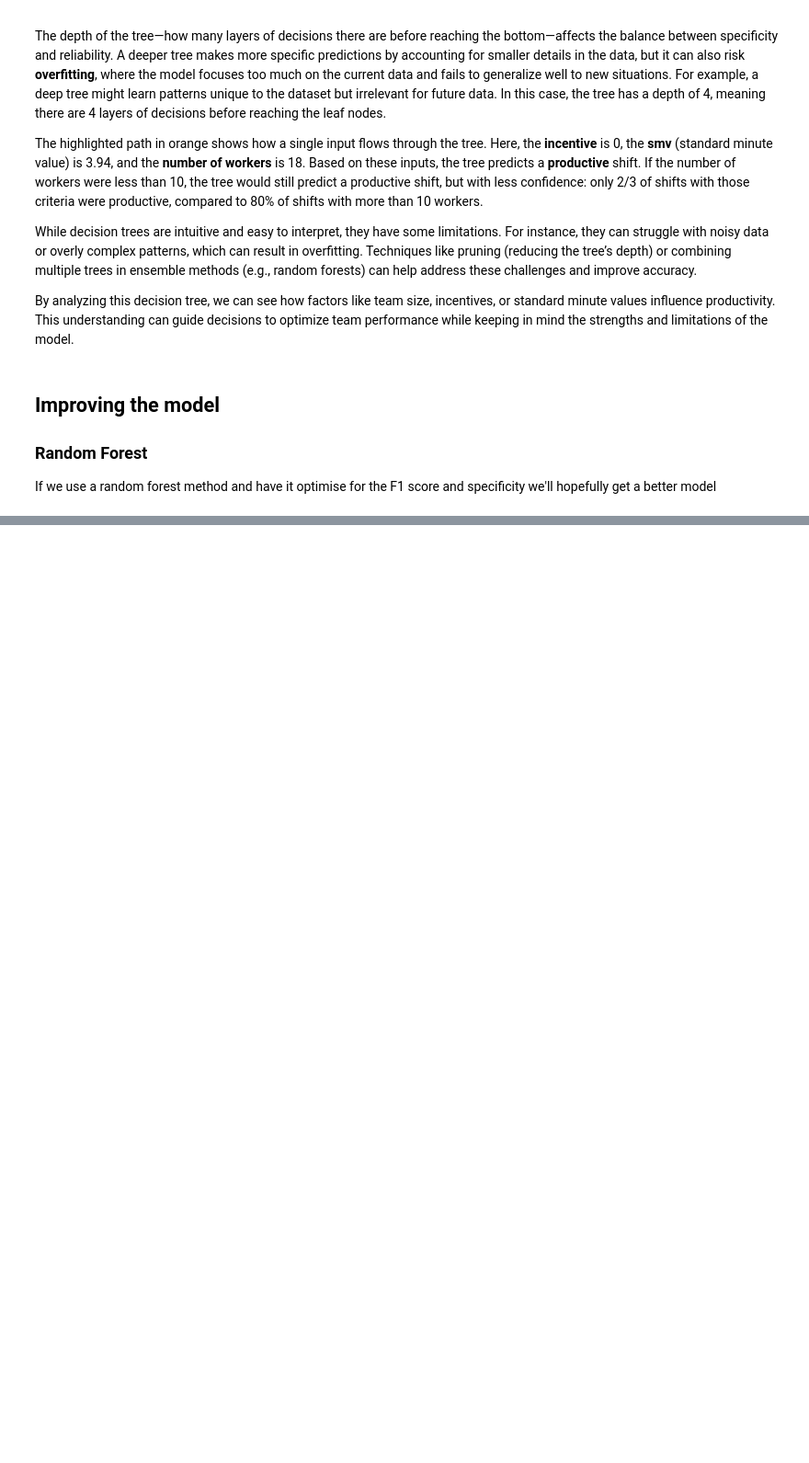
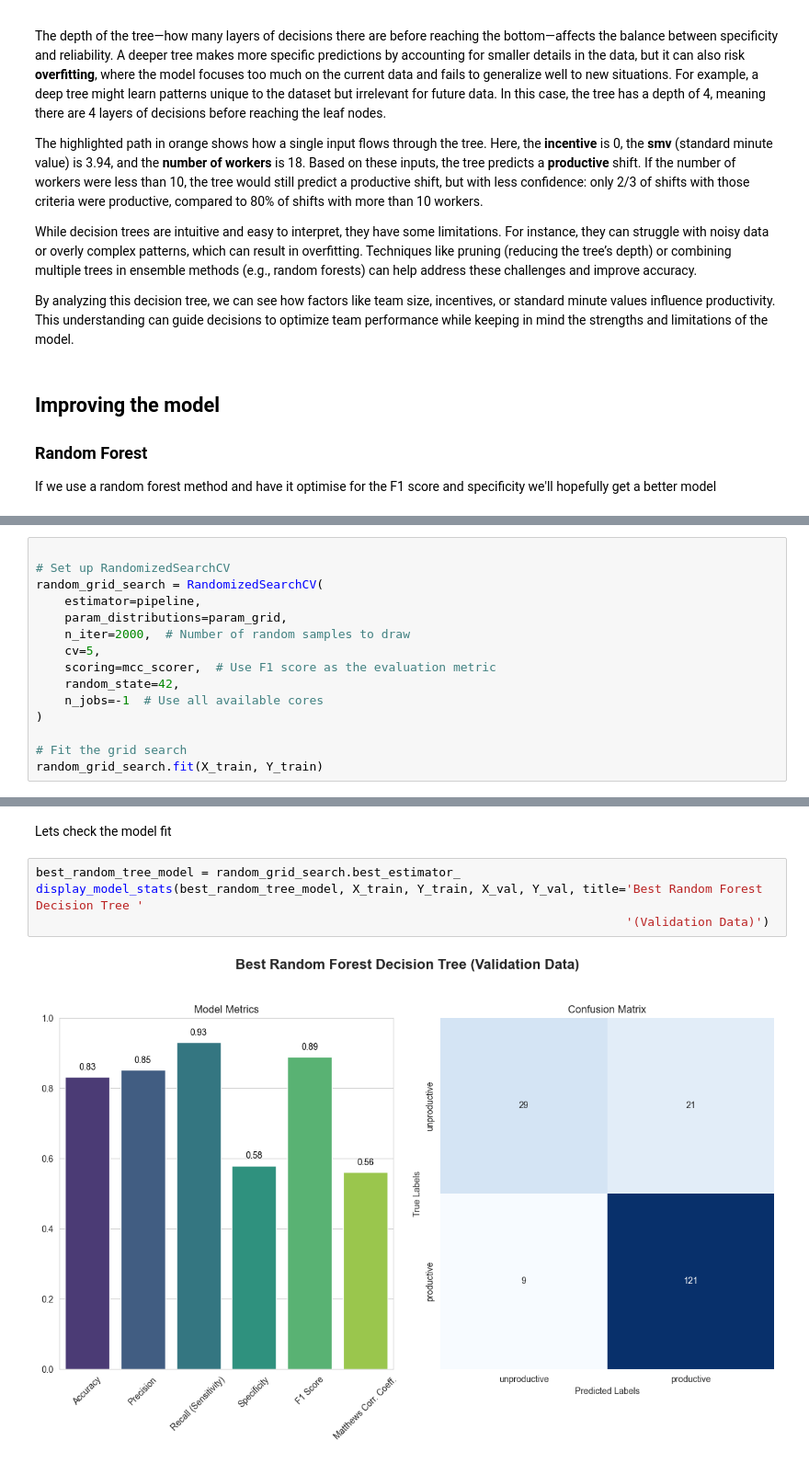
Before and after one commit to SJWallace/Dataquest, a Jupyter notebook: Guided Project - Predicting Employee Producitivty Using Tree Models/main.ipynb, the cells around one changed output, grey strips where cells are left out. Shown at 92% size. Cells and saved outputs as stored; diff of their text form; blank space fills up the shorter version.

```diff
--- a/Guided Project - Predicting Employee Producitivty Using Tree Models/main.ipynb
+++ b/Guided Project - Predicting Employee Producitivty Using Tree Models/main.ipynb
@@ -617,0 +780,15 @@ We didn't build these pipelines for nothing. So let's do some hyperparameter sea
+# %%
+
+# Set up RandomizedSearchCV
+random_grid_search = RandomizedSearchCV(
+	estimator=pipeline,
+	param_distributions=param_grid,
+	n_iter=2000,  # Number of random samples to draw
+	cv=5,
+	scoring=mcc_scorer,  # Use F1 score as the evaluation metric
+	random_state=42,
+	n_jobs=-1  # Use all available cores
+)
+
+# Fit the grid search
+random_grid_search.fit(X_train, Y_train)
@@ -742,0 +821,8 @@ Best gridsearch F1 score: 0.8792444264911664
+# %% [markdown]
+Lets check the model fit
+# %%
+best_random_tree_model = random_grid_search.best_estimator_
+display_model_stats(best_random_tree_model, X_train, Y_train, X_val, Y_val, title='Best Random Forest Decision Tree '
+                                                                                  '(Validation Data)')
+# %% [output]
+[figure, added]
```
Also changed, not shown: parts of 20 cells of this notebook.
